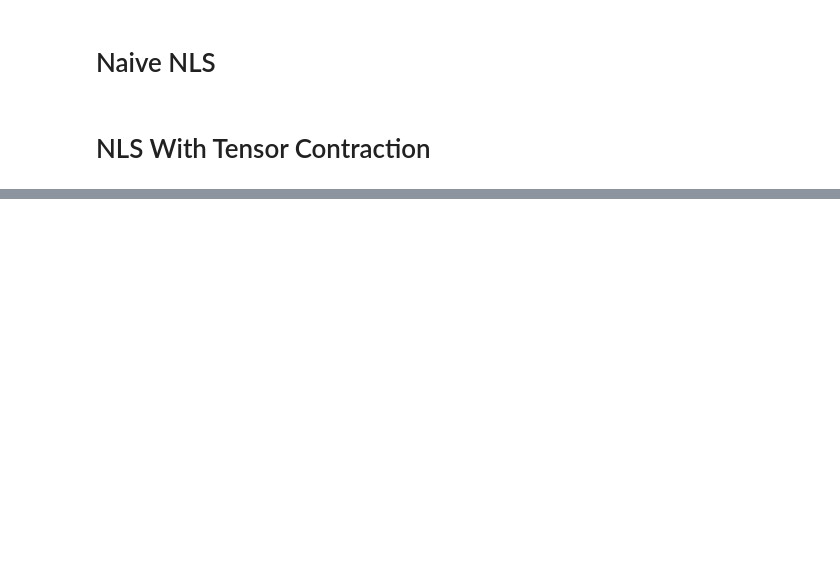
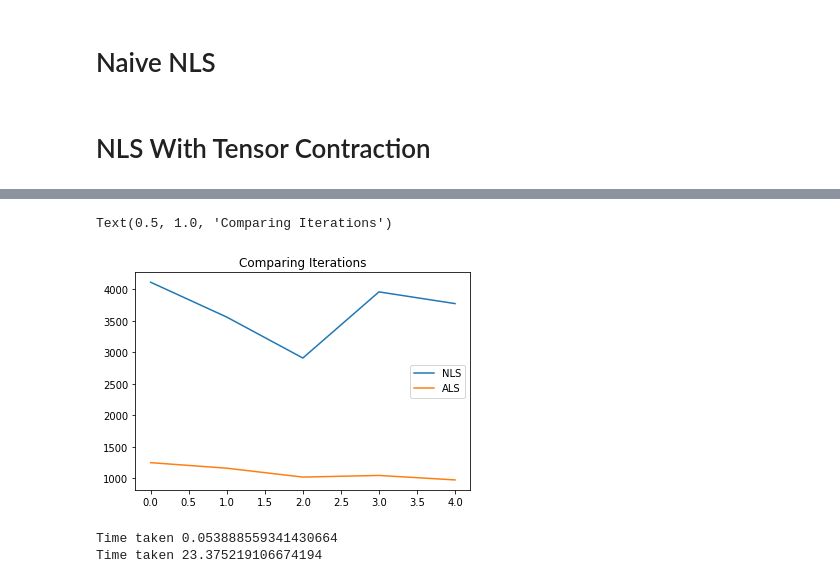
Before and after one commit to cyclops-community/tensor_decomposition, a Jupyter notebook: NLSNotebook.ipynb, the cells around one changed output, grey strips where cells are left out. Cells and saved outputs as stored; diff of their text form; code cells hidden in the pictures; blank space fills up the shorter version.

```diff
--- a/NLSNotebook.ipynb
+++ b/NLSNotebook.ipynb
@@ -141,0 +423,30 @@ def compute_negJTF(X,T):
+# %%
+plt.plot(iter_NLS, label ='NLS')
+plt.plot(iter_ALS, label='ALS')
+plt.legend()
+plt.title('Comparing Iterations')
+# %% [output]
+Text(0.5, 1.0, 'Comparing Iterations')
+[figure, added]
+# %%
+n=3
+s = 200
+R = 100
+
+X = np.random.rand(n,s,R)
+
+delta = np.random.random_sample(X.shape)
+
+start = time.time()
+compute_JTJdel(X,delta)
+end = time.time()
+
+print("Time taken",end-start)
+
+start = time.time()
+fast_hessian_contract(X,delta)
+end = time.time()
+print("Time taken",end-start)
+# %% [output]
+Time taken 0.053888559341430664
+Time taken 23.375219106674194
```
Also changed, not shown: parts of 15 cells of this notebook.
